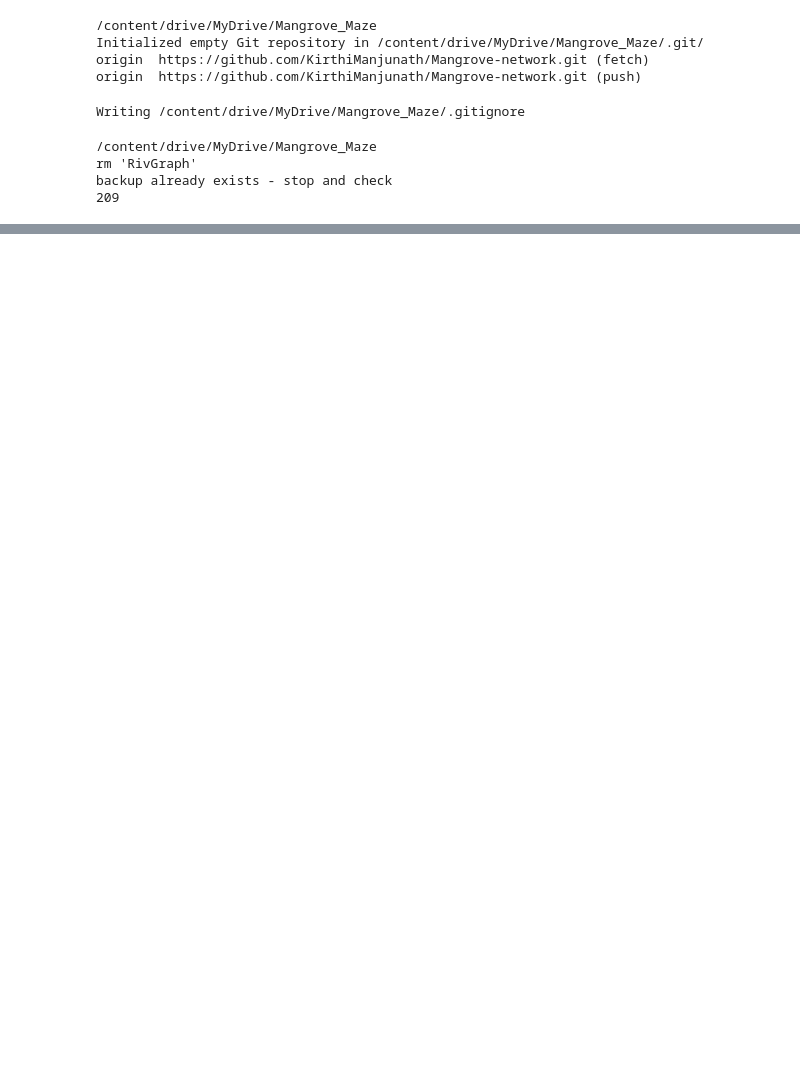
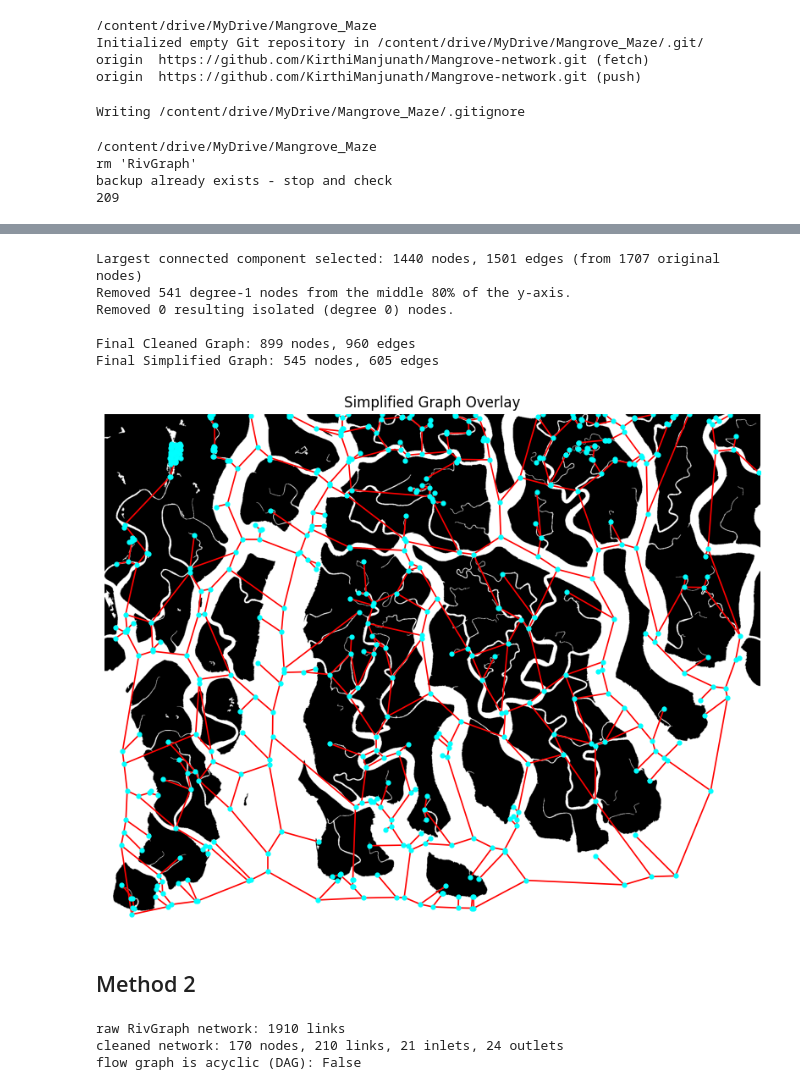
Before and after one commit to KirthiManjunath/Mangrove-network, a Jupyter notebook: Mangroves.ipynb, the cells around one changed output, grey strips where cells are left out. Saved outputs shown, nothing was run; the diff lists cells and outputs as text; code cells hidden in the pictures; blank space fills up the shorter version.

```diff
--- a/Mangroves.ipynb
+++ b/Mangroves.ipynb
@@ -213,0 +325,62 @@ hint: See "git help submodule" for more information.
+# %%
+# 1. Extract the largest connected component of the original graph G
+largest_cc = max(nx.connected_components(G), key=len)
+G_cleaned = G.subgraph(largest_cc).copy()
+print(f"Largest connected component selected: {G_cleaned.number_of_nodes()} nodes, {G_cleaned.number_of_edges()} edges (from {G.number_of_nodes()} original nodes)")
+
+# 2. Identify middle 80% range along the y-axis
+lower_y_threshold = height * 0.10
+upper_y_threshold = height * 0.90
+nr, nc = np.unravel_index(rn.nodes['idx'], shape)
+
+# 3. Identify and remove degree-1 nodes in that middle y-region
+nodes_to_remove = []
+for node in G_cleaned.nodes():
+    if G_cleaned.degree(node) == 1:
+        node_row = nr[node]
+        if lower_y_threshold <= node_row <= upper_y_threshold:
+            nodes_to_remove.append(node)
+
+G_cleaned.remove_nodes_from(nodes_to_remove)
+print(f"Removed {len(nodes_to_remove)} degree-1 nodes from the middle 80% of the y-axis.")
+
+# 4. Remove any resulting 0-degree (isolated) nodes
+isolated_nodes = [node for node in G_cleaned.nodes() if G_cleaned.degree(node) == 0]
+G_cleaned.remove_nodes_from(isolated_nodes)
+print(f"Removed {len(isolated_nodes)} resulting isolated (degree 0) nodes.")
+
+# 5. Perform the degree-2 chain simplification
+G_simplified = simplify_degree_2_chains(G_cleaned)
+G_simplified = simplify_degree_2_chains(G_simplified)
+print(f"\nFinal Cleaned Graph: {G_cleaned.number_of_nodes()} nodes, {G_cleaned.number_of_edges()} edges")
+print(f"Final Simplified Graph: {G_simplified.number_of_nodes()} nodes, {G_simplified.number_of_edges()} edges")
+
+
+nr, nc = np.unravel_index(rn.nodes['idx'], shape)
+
+fig, ax = plt.subplots(figsize=(10, 10))
+ax.imshow(rn.Imask, cmap='gray')
+
+for u, v in G_simplified.edges():
+    r_coords = [nr[u], nr[v]]
+    c_coords = [nc[u], nc[v]]
+    ax.plot(c_coords, r_coords, 'r', lw=1.2, zorder=2)
+
+node_indices = list(G_simplified.nodes())
+node_rows = nr[node_indices]
+node_cols = nc[node_indices]
+ax.scatter(node_cols, node_rows, s=12, c='cyan', zorder=3)
+
+ax.set_title("Simplified Graph Overlay")
+ax.axis('off')
+plt.show()
+# %% [output]
+Largest connected component selected: 1440 nodes, 1501 edges (from 1707 original nodes)
+Removed 541 degree-1 nodes from the middle 80% of the y-axis.
+Removed 0 resulting isolated (degree 0) nodes.
+
+Final Cleaned Graph: 899 nodes, 960 edges
+Final Simplified Graph: 545 nodes, 605 edges
+[figure, added]
+# %% [markdown]
+## Method 2
@@ -213,0 +543,18 @@ hint: See "git help submodule" for more information.
+# %%
+import numpy as np, pandas as pd, networkx as nx, matplotlib.pyplot as plt, geopandas as gpd, warnings
+from matplotlib.lines import Line2D
+warnings.filterwarnings('ignore')
+plt.rcParams.update({'figure.dpi': 110, 'axes.spines.top': False, 'axes.spines.right': False})
+
+IMG = 'Data/2016-10-17-00_00_2016-10-17-23_59_Sentinel-2_L2A_NDWI.tiff'                     # any NDWI render in Data/
+OUT = 'Results/real_vs_tree_' + IMG.split('/')[-1][:10]           # e.g. Results/real_vs_tree_2016-10-17
+net = extract_network(IMG, OUT)
+rn, G, D = net['rn'], net['G'], net['D']
+inlets, outlets = list(rn.nodes['inlets']), list(rn.nodes['outlets'])
+print(f"raw RivGraph network: {net['n_raw_links']} links")
+print(f"cleaned network: {G.number_of_nodes()} nodes, {G.number_of_edges()} links, {len(inlets)} inlets, {len(outlets)} outlets")
+print('flow graph is acyclic (DAG):', nx.is_directed_acyclic_graph(D))
+# %% [output]
+raw RivGraph network: 1910 links
+cleaned network: 170 nodes, 210 links, 21 inlets, 24 outlets
+flow graph is acyclic (DAG): False
```
Also changed, not shown: parts of 10 cells of this notebook, 9 other files.
